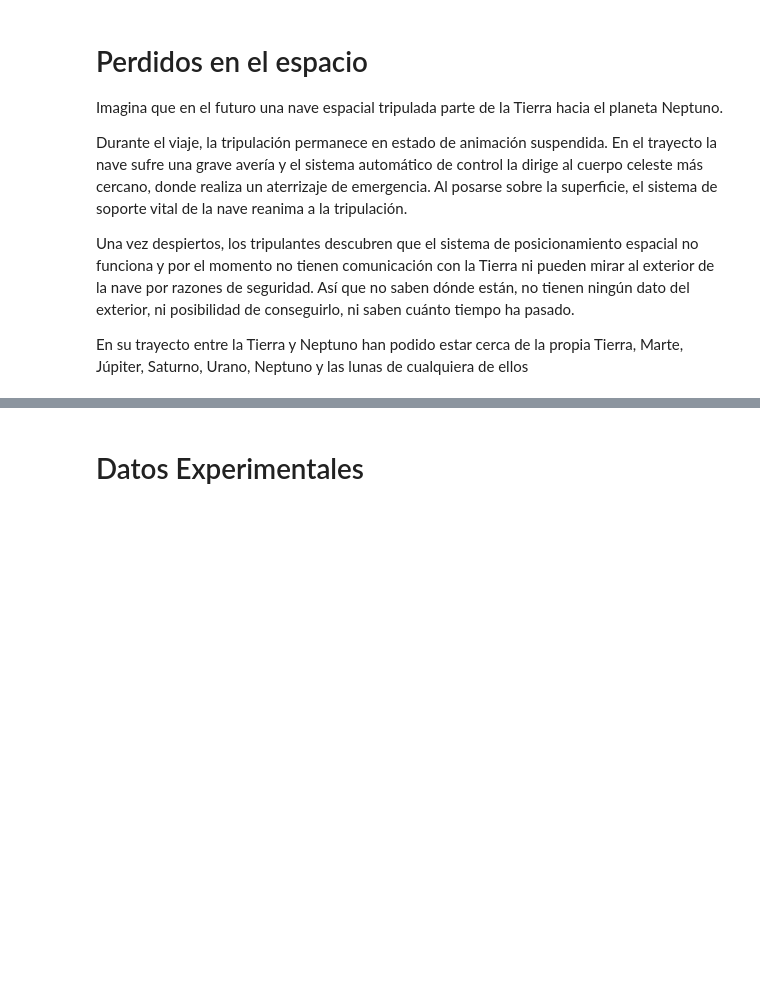
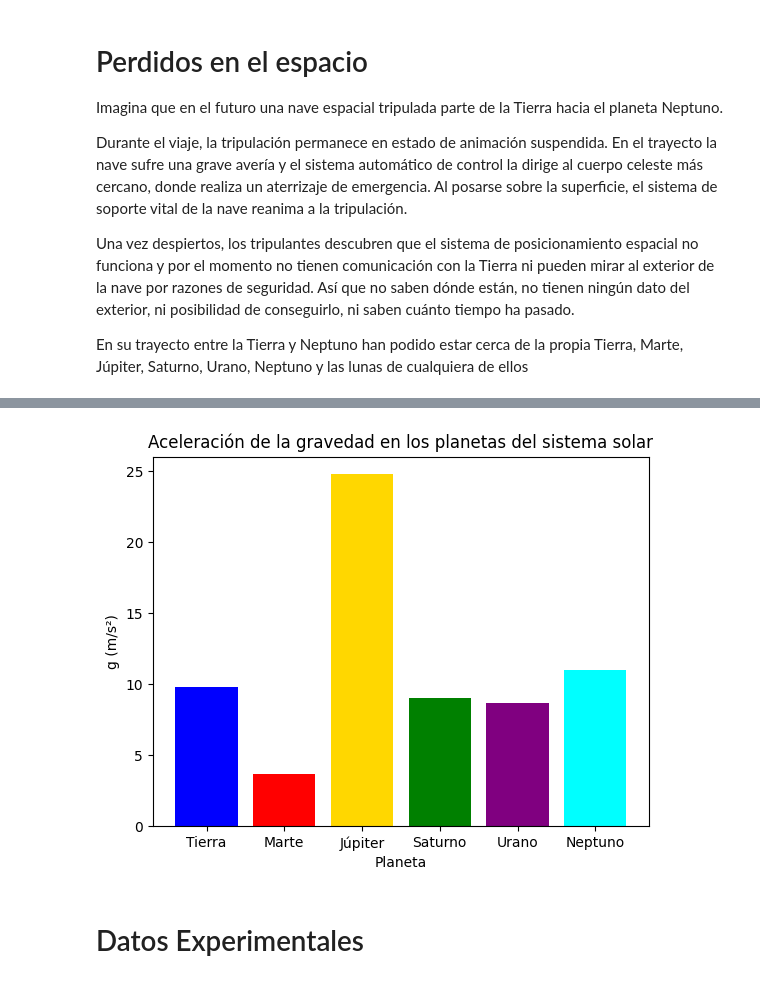
Before and after one commit to clauloro/Perdidos-en-el-espacio, a Jupyter notebook: perdidos_espacio.ipynb, the cells around one changed output, grey strips where cells are left out. Drawn from its saved outputs; the diff is of its cells as text; code cells hidden in the pictures; blank space fills up the shorter version.

```diff
--- a/perdidos_espacio.ipynb
+++ b/perdidos_espacio.ipynb
@@ -22,3 +22,10 @@ import numpy as np
 import matplotlib.pyplot as plt
 from faker import Faker
 from sklearn.preprocessing import LabelEncoder
+# %%
+data = {'Planeta': ['Tierra', 'Marte', 'Júpiter', 'Saturno', 'Urano', 'Neptuno'],
+        'g (m/s²)': [9.8, 3.7, 24.8, 9.0, 8.7, 11.0]}
+
+df = pd.DataFrame(data)
+
+print(df)
@@ -25,3 +40,16 @@ from sklearn.preprocessing import LabelEncoder
+# %%
+colors = ['blue', 'red', 'gold', 'green', 'purple', 'cyan']
+
+fig, ax = plt.subplots()
+ax.bar(df['Planeta'], df['g (m/s²)'], color=colors)
+
+ax.set_xlabel('Planeta')
+ax.set_ylabel('g (m/s²)')
+ax.set_title('Aceleración de la gravedad en los planetas del sistema solar')
+
+plt.show()
+# %% [output]
+[figure, added]
 # %% [markdown]
 # Datos Experimentales
 # %%
```
Also changed, not shown: parts of 11 cells of this notebook.
